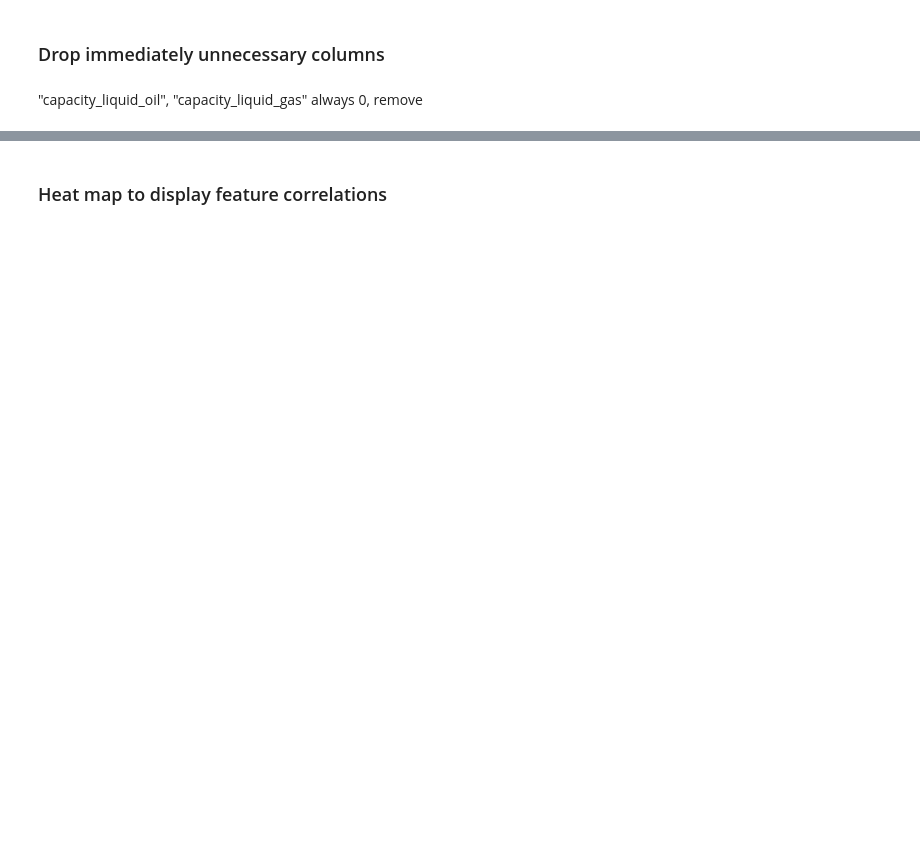
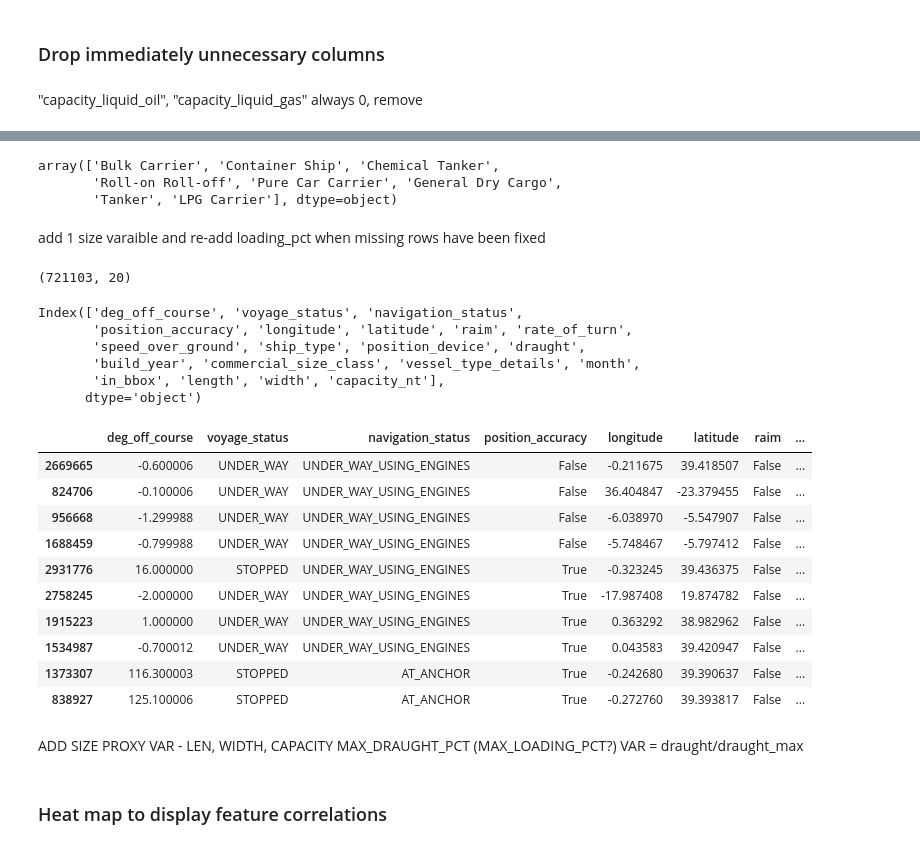
Before and after one commit to Magnuswlange/port_congestion_proj_ml, a Jupyter notebook: feature_selection.ipynb, the cells around one changed output, grey strips where cells are left out. Cells and saved outputs as stored; diff of their text form; code cells hidden in the pictures; blank space fills up the shorter version.

```diff
--- a/feature_selection.ipynb
+++ b/feature_selection.ipynb
@@ -753,4 +854,44 @@ Index(['voyage_id', 'voyage_status', 'mmsi', 'pos_timestamp',
       dtype='object')
+# %%
+features["vessel_type_details"].unique()
+# %% [output]
+array(['Bulk Carrier', 'Container Ship', 'Chemical Tanker',
+       'Roll-on Roll-off', 'Pure Car Carrier', 'General Dry Cargo',
+       'Tanker', 'LPG Carrier'], dtype=object)
+# %% [markdown]
+add 1 size varaible and re-add loading_pct when missing rows have been fixed
+# %%
+feature_cols = ["deg_off_course", "voyage_status", "navigation_status", "position_accuracy", "longitude", "latitude", "raim", "rate_of_turn", "speed_over_ground", "ship_type", "position_device", "draught", "build_year", "commercial_size_class", "vessel_type_details", "month", "in_bbox", "length", "width", "capacity_nt"]
+features = cargo_ais_meta_merged[feature_cols]
+features.shape
+# %% [output]
+(721103, 20)
+# %%
+features.columns
+# %% [output]
+Index(['deg_off_course', 'voyage_status', 'navigation_status',
+       'position_accuracy', 'longitude', 'latitude', 'raim', 'rate_of_turn',
+       'speed_over_ground', 'ship_type', 'position_device', 'draught',
+       'build_year', 'commercial_size_class', 'vessel_type_details', 'month',
+       'in_bbox', 'length', 'width', 'capacity_nt'],
+      dtype='object')
+# %%
+features.sample(10)
+# %% [output]
+|  | deg_off_course | voyage_status | navigation_status | position_accuracy | longitude | latitude | raim | ... |
+| 2669665 | -0.600006 | UNDER_WAY | UNDER_WAY_USING_ENGINES | False | -0.211675 | 39.418507 | False | ... |
+| 824706 | -0.100006 | UNDER_WAY | UNDER_WAY_USING_ENGINES | False | 36.404847 | -23.379455 | False | ... |
+| 956668 | -1.299988 | UNDER_WAY | UNDER_WAY_USING_ENGINES | False | -6.038970 | -5.547907 | False | ... |
+| 1688459 | -0.799988 | UNDER_WAY | UNDER_WAY_USING_ENGINES | False | -5.748467 | -5.797412 | False | ... |
+| 2931776 | 16.000000 | STOPPED | UNDER_WAY_USING_ENGINES | True | -0.323245 | 39.436375 | False | ... |
+| 2758245 | -2.000000 | UNDER_WAY | UNDER_WAY_USING_ENGINES | True | -17.987408 | 19.874782 | False | ... |
+| 1915223 | 1.000000 | UNDER_WAY | UNDER_WAY_USING_ENGINES | True | 0.363292 | 38.982962 | False | ... |
+| 1534987 | -0.700012 | UNDER_WAY | UNDER_WAY_USING_ENGINES | True | 0.043583 | 39.420947 | False | ... |
+| 1373307 | 116.300003 | STOPPED | AT_ANCHOR | True | -0.242680 | 39.390637 | False | ... |
+| 838927 | 125.100006 | STOPPED | AT_ANCHOR | True | -0.272760 | 39.393817 | False | ... |
+# %% [markdown]
+ADD SIZE PROXY VAR - LEN, WIDTH, CAPACITY
+MAX_DRAUGHT_PCT (MAX_LOADING_PCT?) VAR = draught/draught_max
 # %% [markdown]
 ### Heat map to display feature correlations
 # %%
```
Also changed, not shown: parts of 67 cells of this notebook.
